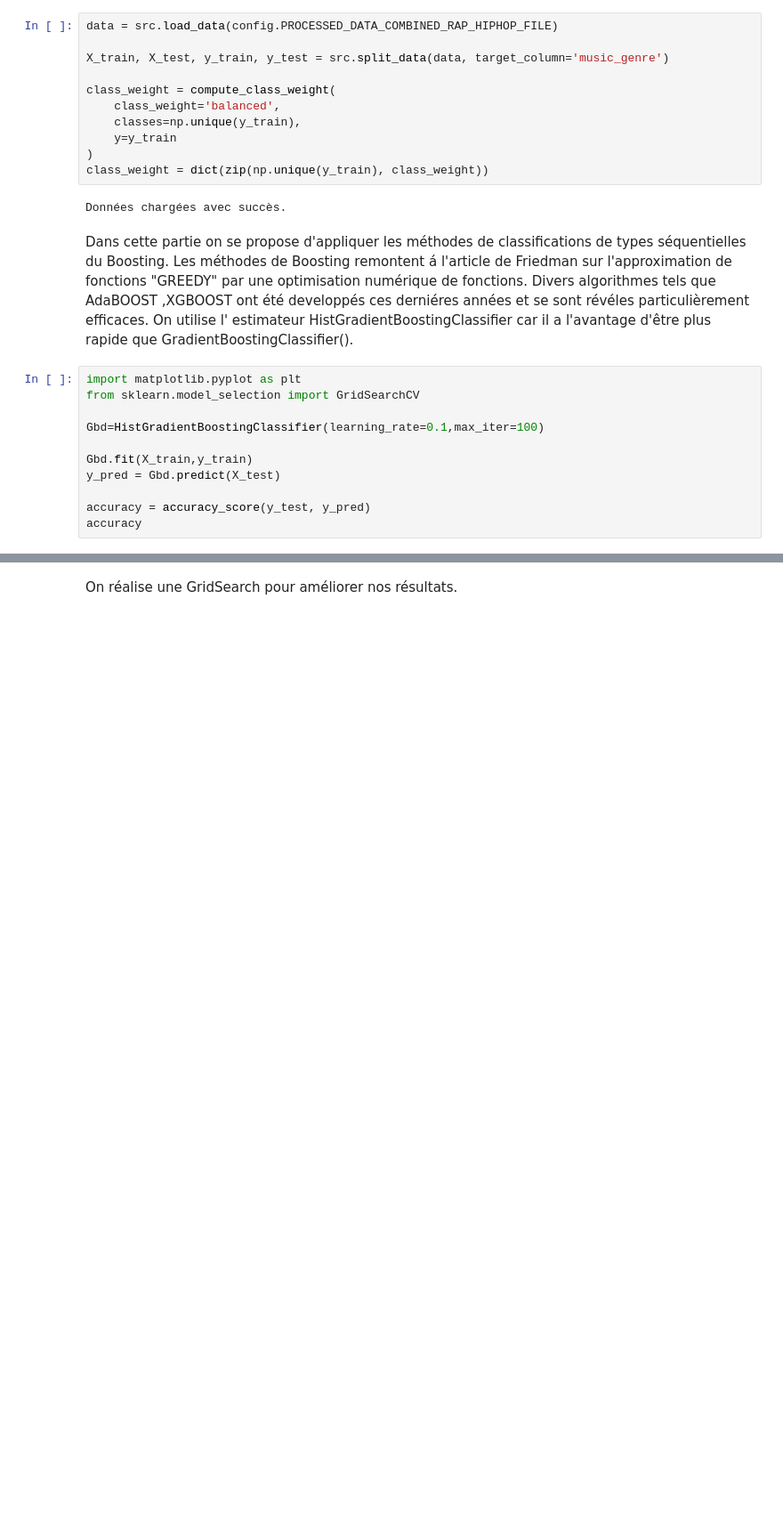
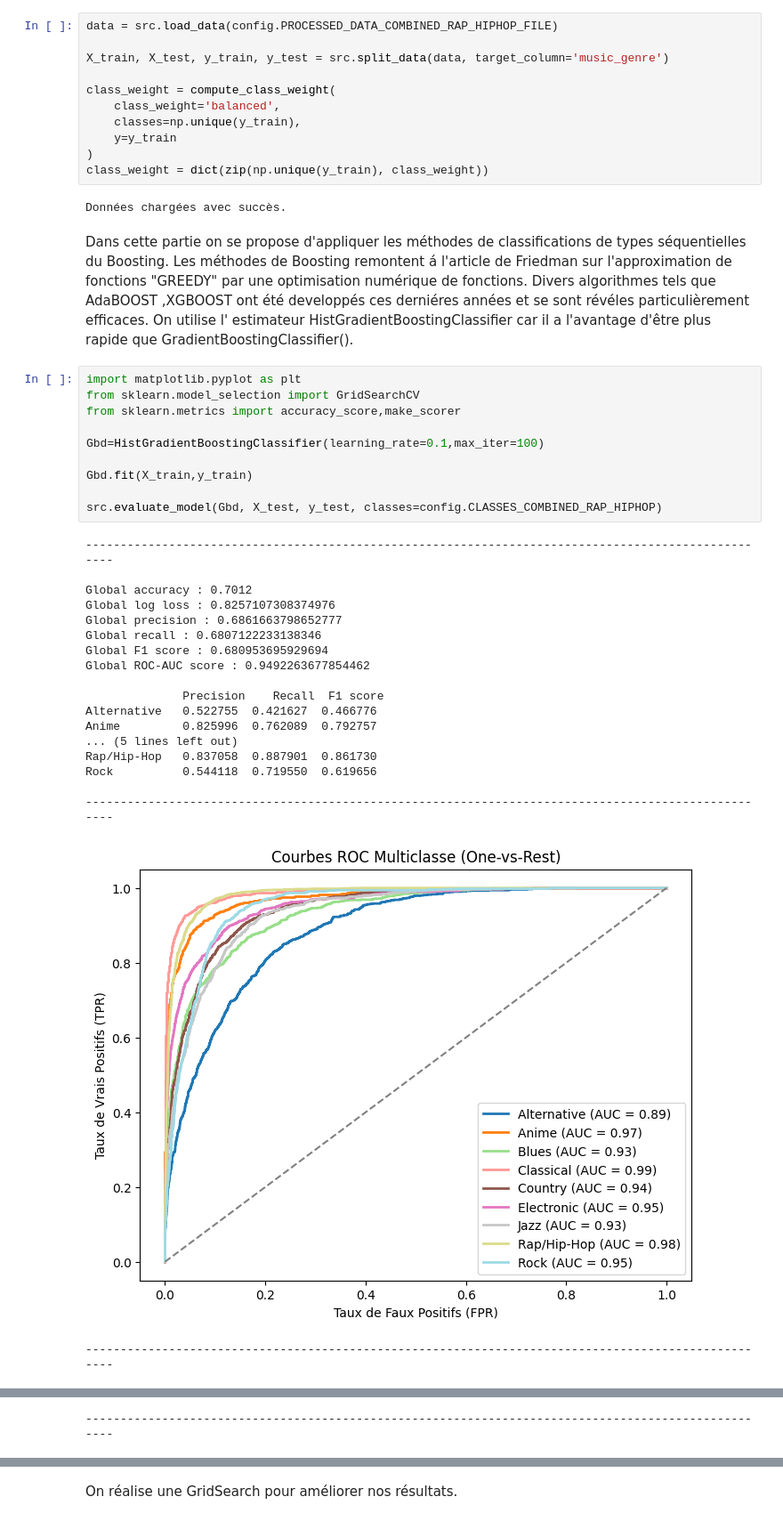
Before and after one commit to lcscaio77/music-genre-prediction, a Jupyter notebook: notebooks/07_train_boosting.ipynb, the cells around one changed output, grey strips where cells are left out. Shown at 89% size. Cells and saved outputs as stored; diff of their text form; blank space fills up the shorter version.

```diff
--- a/notebooks/07_train_boosting.ipynb
+++ b/notebooks/07_train_boosting.ipynb
@@ -21,11 +21,30 @@ Dans cette partie on se propose d'appliquer les méthodes de classifications de
 # %%
 import matplotlib.pyplot as plt
 from sklearn.model_selection import GridSearchCV
+from sklearn.metrics import accuracy_score,make_scorer
 
 Gbd=HistGradientBoostingClassifier(learning_rate=0.1,max_iter=100)
 
 Gbd.fit(X_train,y_train)
-y_pred = Gbd.predict(X_test)
 
-accuracy = accuracy_score(y_test, y_pred)
-accuracy
+src.evaluate_model(Gbd, X_test, y_test, classes=config.CLASSES_COMBINED_RAP_HIPHOP)
+# %% [output]
+----------------------------------------------------------------------------------------------------
+
+Global accuracy : 0.7012
+Global log loss : 0.8257107308374976
+Global precision : 0.6861663798652777
+Global recall : 0.6807122233138346
+Global F1 score : 0.680953695929694
+Global ROC-AUC score : 0.9492263677854462
+
+              Precision    Recall  F1 score
+Alternative   0.522755  0.421627  0.466776
+Anime         0.825996  0.762089  0.792757
+... (5 lines left out)
+Rap/Hip-Hop   0.837058  0.887901  0.861730
+Rock          0.544118  0.719550  0.619656
+
+----------------------------------------------------------------------------------------------------
+[figure, added]
+----------------------------------------------------------------------------------------------------
@@ -31,0 +52 @@ accuracy
+----------------------------------------------------------------------------------------------------
```
Also changed, not shown: parts of 6 cells of this notebook.
